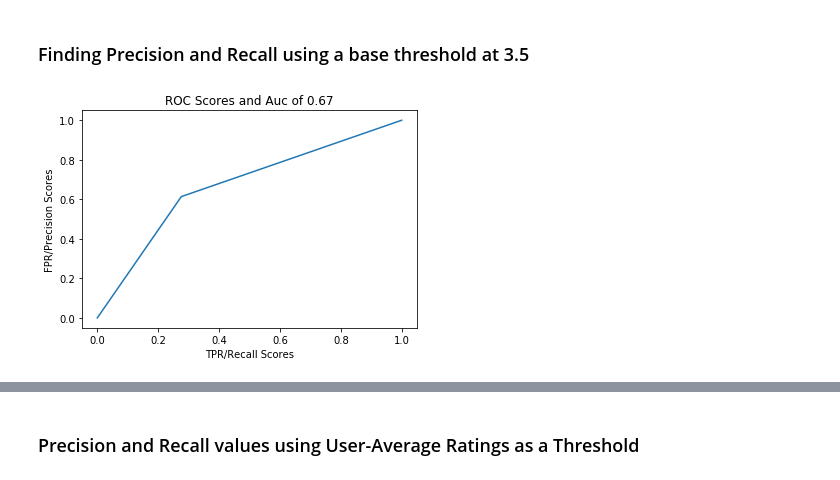
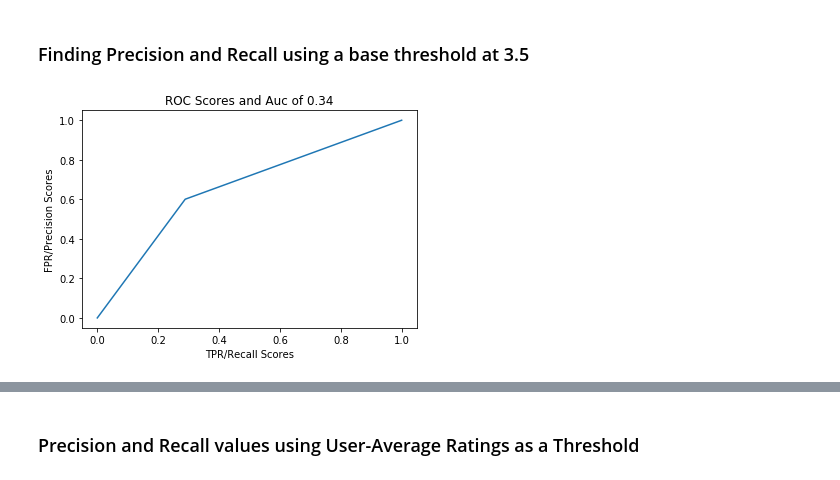
Before and after one commit to rnair7163/Restaurant-Recommendation-System-using-Yelp-Dataset, a Jupyter notebook: recommender_system/recommender_user_based_knn.ipynb, the cells around one changed output, grey strips where cells are left out. Saved outputs shown, nothing was run; the diff lists cells and outputs as text; code cells hidden in the pictures.

```diff
--- a/recommender_system/recommender_user_based_knn.ipynb
+++ b/recommender_system/recommender_user_based_knn.ipynb
@@ -373,17 +373,17 @@ fpr, tpr, thresholds = roc_curve(true_r, est)
 # %%
 def graph_roc (true_r, est):
 
     fpr, tpr, thresholds = roc_curve(true_r, est)
-    auc_ = auc(fpr, tpr)
+    auc_ = auc(tpr, fpr)
     plt.plot(fpr,tpr, '-')
     plt.ylabel("FPR/Precision Scores")
     plt.xlabel("TPR/Recall Scores")
     plt.title("ROC Scores and Auc of " + str(round(auc_, 2)))
     plt.show()
 
 graph_roc(true_r, est)
 # %% [output]
-[figure, old version]
+[figure, new version]
 # %%
 precision_average = sum(prec_to_ave)/len(prec_to_ave)
 recall_average = sum(rec_to_ave)/len(prec_to_ave)
```
Also changed, not shown: parts of 11 cells of this notebook.
